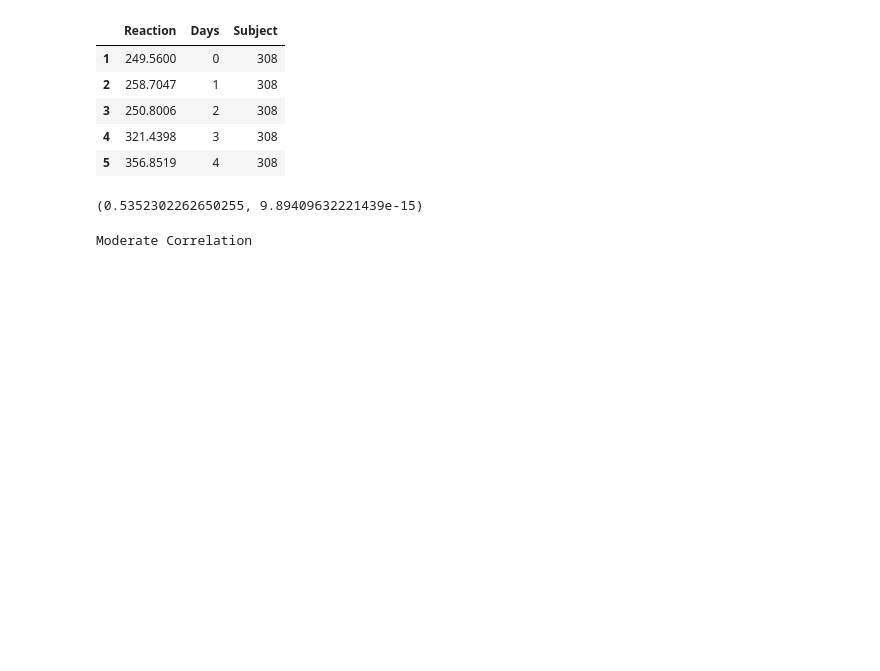
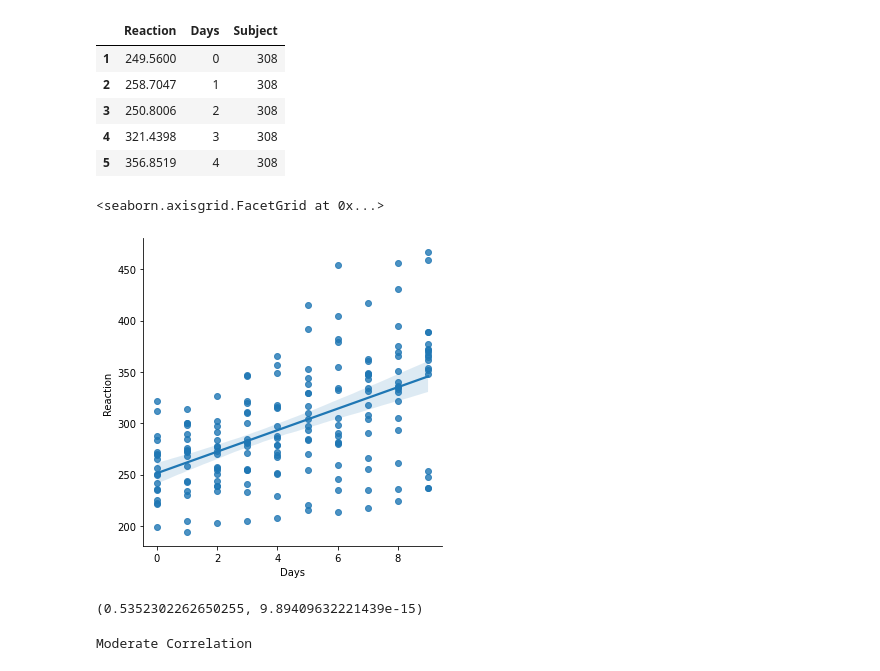
Before and after one commit to bradgauvin/statistics-exercises, a Jupyter notebook: hypothesis_testing.ipynb, the cells around one changed output. Cells and saved outputs as stored; diff of their text form; code cells hidden in the pictures; blank space fills up the shorter version.

```diff
--- a/hypothesis_testing.ipynb
+++ b/hypothesis_testing.ipynb
@@ -710,6 +727,11 @@ sleep.head()
 | 3 | 250.8006 | 2 | 308 |
 | 4 | 321.4398 | 3 | 308 |
 | 5 | 356.8519 | 4 | 308 |
+# %%
+sns.lmplot(data=sleep, x='Days', y= 'Reaction')
+# %% [output]
+<seaborn.axisgrid.FacetGrid at 0x...>
+[figure, added]
 # %%
 r, p = stats.pearsonr(sleep.Days,sleep.Reaction)
 r, p
```
Also changed, not shown: parts of 63 cells of this notebook.
